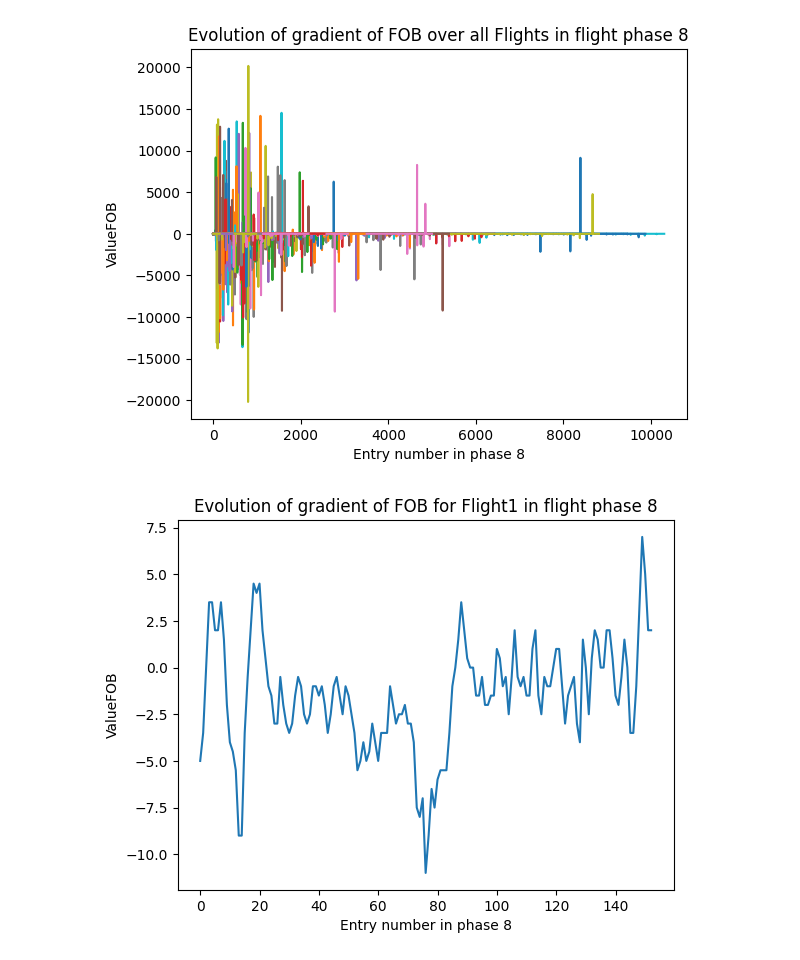
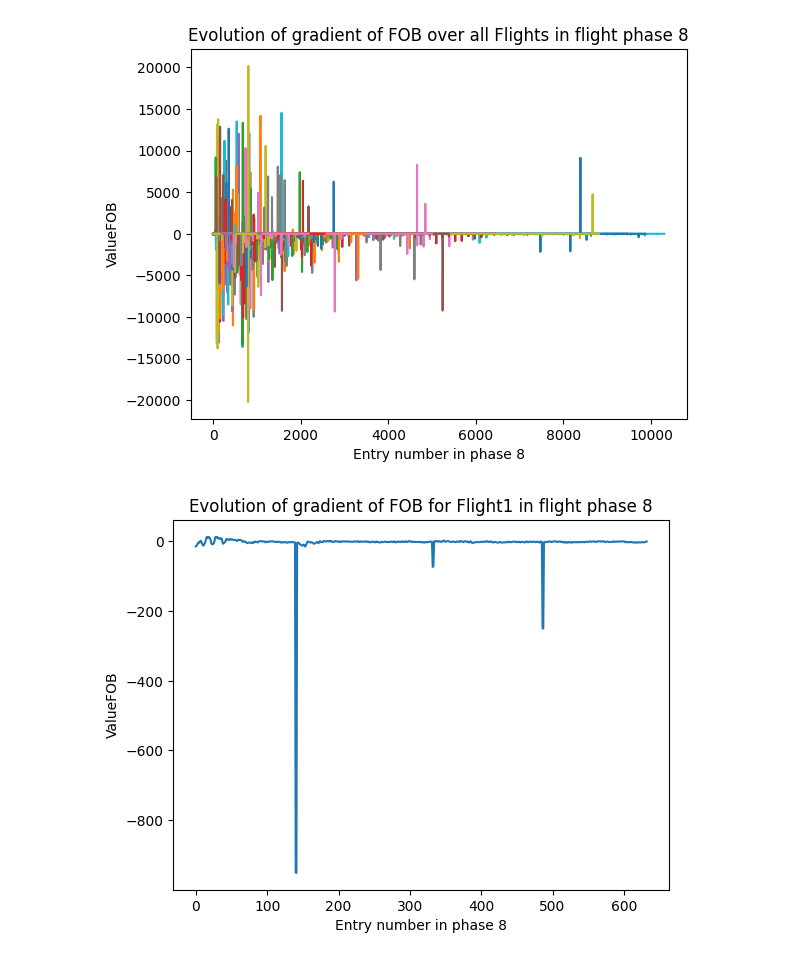
Before and after one commit to badek23/AirbusFuelLeaks, a Jupyter notebook: Phase8.ipynb, the cells around one changed output. Drawn from its saved outputs; the diff is of its cells as text; code cells hidden in the pictures.

```diff
--- a/Phase8.ipynb
+++ b/Phase8.ipynb
@@ -39,3 +39,5 @@ combined['initial_FOB_calculated'] = combined.groupby('Flight')['Fuel_On_board_t
 combined['fuel_used+FOB'] = combined['total_fuel_used'] + combined['VALUE_FOB']
 
 combined['diff_initial_FOB_fuel_used+FOB'] = combined['initial_FOB'] - combined['fuel_used+FOB']
+
+combined['predicted_FOB'] = combined['initial_FOB'] - combined['total_fuel_used']
@@ -44,6 +62,10 @@ combined['diff_initial_FOB_fuel_used+FOB'] = combined['initial_FOB'] - combined[
 combined['diff_initial_FOB'] = combined['initial_FOB'] - combined['initial_FOB_calculated']
 # %%
 combined['alititude_diff'] = combined['FW_GEO_ALTITUDE'].diff()
+# %%
+combined['diff_FOB'] = combined['VALUE_FOB'].diff()
+# %%
+combined['Real_FOB-predicted_FOB'] = combined['VALUE_FOB'] - combined['predicted_FOB']
 # %% [markdown]
 ### Ananlysing the different flight phases
 # %%
@@ -249,17 +305,17 @@ plt.show()
 [figure]
 # %%
 # Filter data for a specific flight
-flight_data = combined[combined['Flight'] == 2012.0]  # Replace 'Flight1' with the actual flight number
+flight_data = combined[combined['Flight'] == 98.0]  # Replace 'Flight1' with the actual flight number
 
 # Plot the gradient
 plt.plot([i for i, _ in enumerate(flight_data['Gradient_VALUE_FOB'])], flight_data['Gradient_VALUE_FOB'].values)
 
 plt.title('Evolution of gradient of FOB for Flight1 in flight phase 8')  # Replace 'Flight1' with the actual flight number
 plt.xlabel('Entry number in phase 8')
 plt.ylabel('ValueFOB')
 plt.show()
 # %% [output]
-[figure, old version]
+[figure, new version]
 # %%
 combined.head()
 # %% [output]
```
Also changed, not shown: parts of 35 cells of this notebook, 5 other files.
